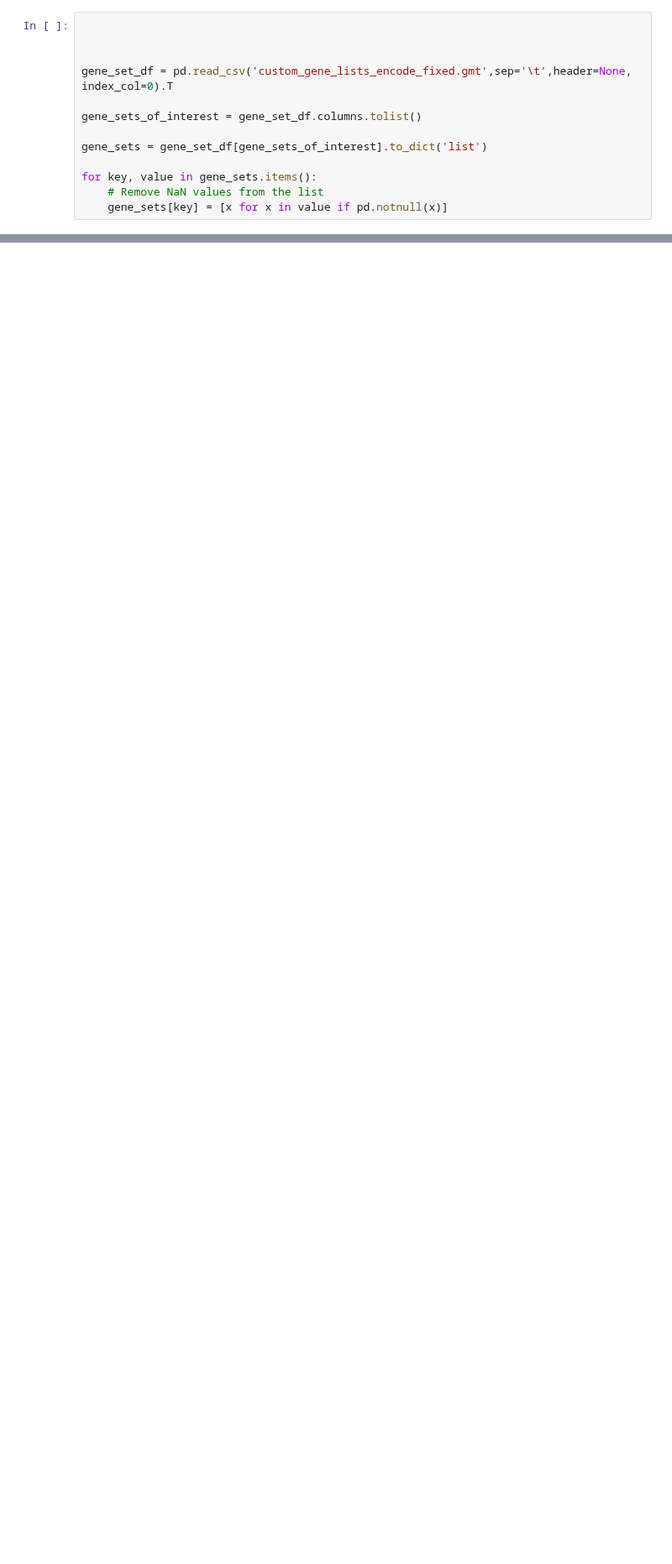
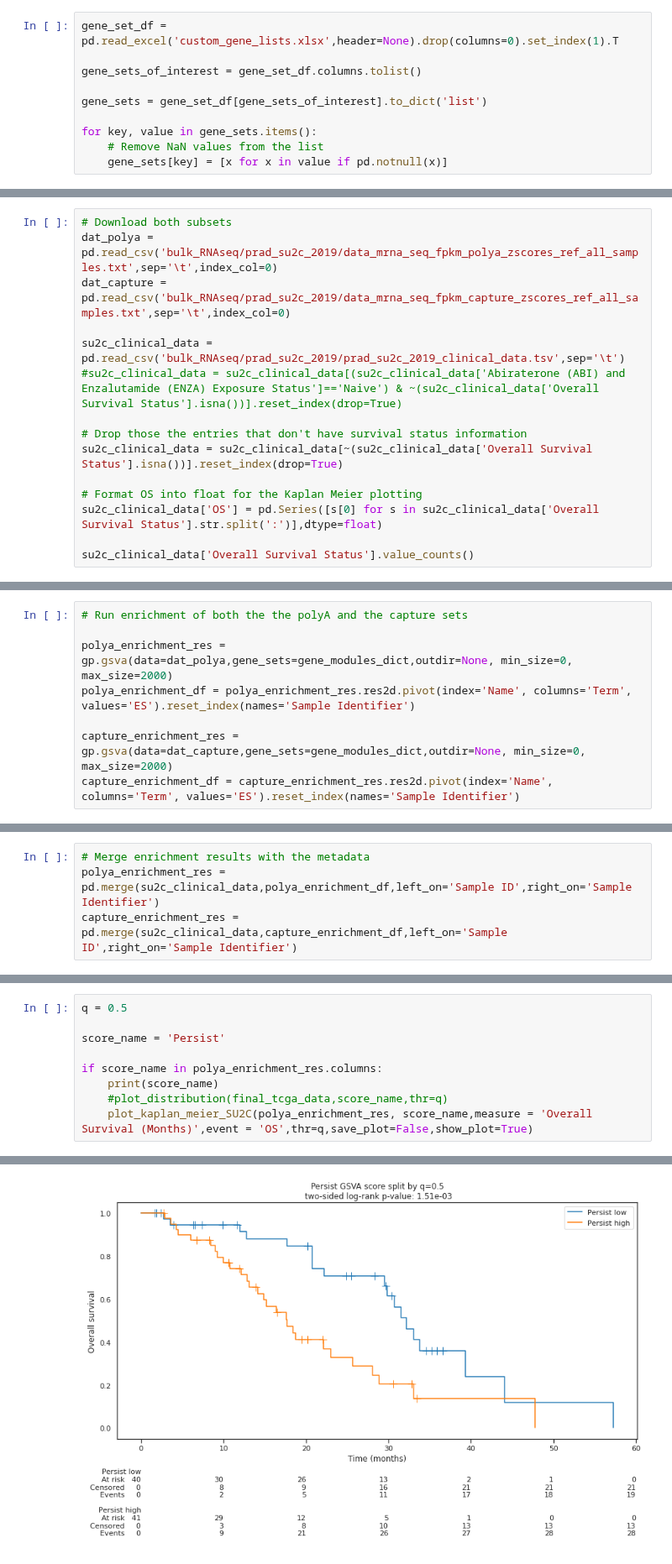
Before and after one commit to akiviaho/spatial, a Jupyter notebook: notebooks/bulk-rna-survival-analysis.ipynb, the cells around one changed output, grey strips where cells are left out. Shown at 84% size. Saved outputs shown, nothing was run; the diff lists cells and outputs as text; blank space fills up the shorter version.

Commit message:
Implemented TCGA and SU2C Kaplan-Meiers

```diff
--- a/notebooks/bulk-rna-survival-analysis.ipynb
+++ b/notebooks/bulk-rna-survival-analysis.ipynb
@@ -117,8 +134,5 @@ def check_gene_marker_status(gene):
 # %%
-
-
-
-gene_set_df = pd.read_csv('custom_gene_lists_encode_fixed.gmt',sep='\t',header=None, index_col=0).T
+gene_set_df = pd.read_excel('custom_gene_lists.xlsx',header=None).drop(columns=0).set_index(1).T
 
 gene_sets_of_interest = gene_set_df.columns.tolist()
 
@@ -246,0 +313,15 @@ dat_capture = pd.read_csv('bulk_RNAseq/prad_su2c_2019/data_mrna_seq_fpkm_capture
+# %%
+# Download both subsets
+dat_polya = pd.read_csv('bulk_RNAseq/prad_su2c_2019/data_mrna_seq_fpkm_polya_zscores_ref_all_samples.txt',sep='\t',index_col=0)
+dat_capture = pd.read_csv('bulk_RNAseq/prad_su2c_2019/data_mrna_seq_fpkm_capture_zscores_ref_all_samples.txt',sep='\t',index_col=0)
+
+su2c_clinical_data = pd.read_csv('bulk_RNAseq/prad_su2c_2019/prad_su2c_2019_clinical_data.tsv',sep='\t')
+#su2c_clinical_data = su2c_clinical_data[(su2c_clinical_data['Abiraterone (ABI) and Enzalutamide (ENZA) Exposure Status']=='Naive') & ~(su2c_clinical_data['Overall Survival Status'].isna())].reset_index(drop=True)
+
+# Drop those the entries that don't have survival status information
+su2c_clinical_data = su2c_clinical_data[~(su2c_clinical_data['Overall Survival Status'].isna())].reset_index(drop=True)
+
+# Format OS into float for the Kaplan Meier plotting
+su2c_clinical_data['OS'] = pd.Series([s[0] for s in su2c_clinical_data['Overall Survival Status'].str.split(':')],dtype=float)
+
+su2c_clinical_data['Overall Survival Status'].value_counts()
@@ -246,0 +387,8 @@ dat_capture = pd.read_csv('bulk_RNAseq/prad_su2c_2019/data_mrna_seq_fpkm_capture
+# %%
+# Run enrichment of both the the polyA and the capture sets
+
+polya_enrichment_res = gp.gsva(data=dat_polya,gene_sets=gene_modules_dict,outdir=None, min_size=0, max_size=2000)
+polya_enrichment_df = polya_enrichment_res.res2d.pivot(index='Name', columns='Term', values='ES').reset_index(names='Sample Identifier')
+
+capture_enrichment_res = gp.gsva(data=dat_capture,gene_sets=gene_modules_dict,outdir=None, min_size=0, max_size=2000)
+capture_enrichment_df = capture_enrichment_res.res2d.pivot(index='Name', columns='Term', values='ES').reset_index(names='Sample Identifier')
@@ -246,0 +400,4 @@ dat_capture = pd.read_csv('bulk_RNAseq/prad_su2c_2019/data_mrna_seq_fpkm_capture
+# %%
+# Merge enrichment results with the metadata
+polya_enrichment_res = pd.merge(su2c_clinical_data,polya_enrichment_df,left_on='Sample ID',right_on='Sample Identifier')
+capture_enrichment_res = pd.merge(su2c_clinical_data,capture_enrichment_df,left_on='Sample ID',right_on='Sample Identifier')
@@ -246,0 +412,10 @@ dat_capture = pd.read_csv('bulk_RNAseq/prad_su2c_2019/data_mrna_seq_fpkm_capture
+# %%
+q = 0.5
+
+score_name = 'Persist'
+
+if score_name in polya_enrichment_res.columns:
+    print(score_name)
+    #plot_distribution(final_tcga_data,score_name,thr=q)
+    plot_kaplan_meier_SU2C(polya_enrichment_res, score_name,measure = 'Overall Survival (Months)',event = 'OS',thr=q,save_plot=False,show_plot=True)
+# %% [output]
@@ -246,0 +426 @@ dat_capture = pd.read_csv('bulk_RNAseq/prad_su2c_2019/data_mrna_seq_fpkm_capture
+[figure, added]
```
Also changed, not shown: parts of 38 cells of this notebook.
